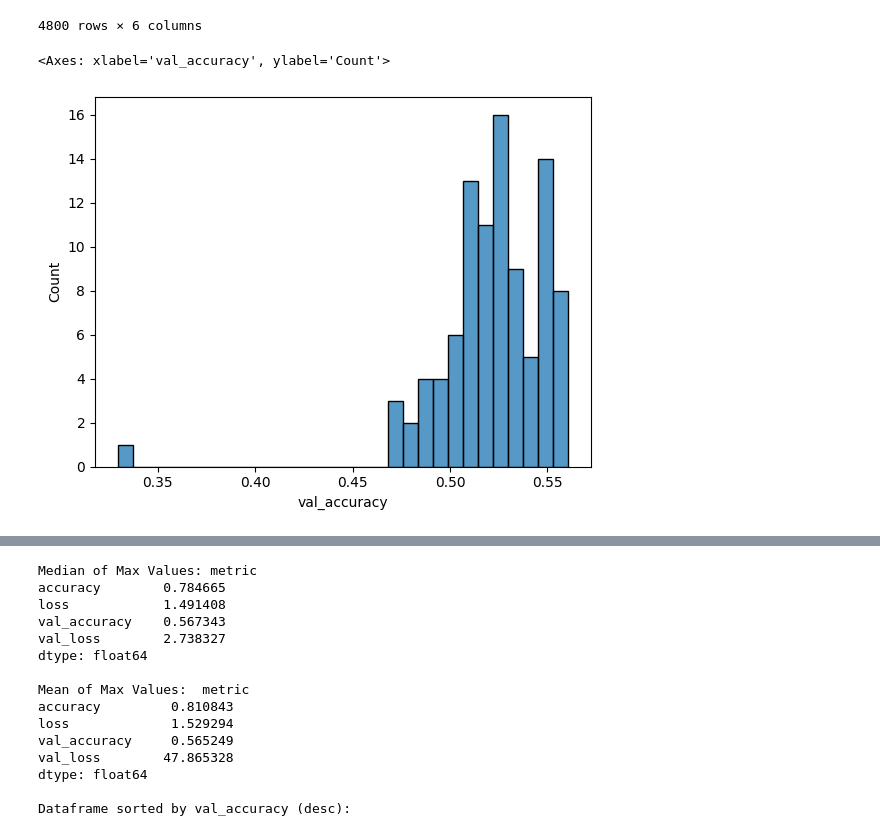
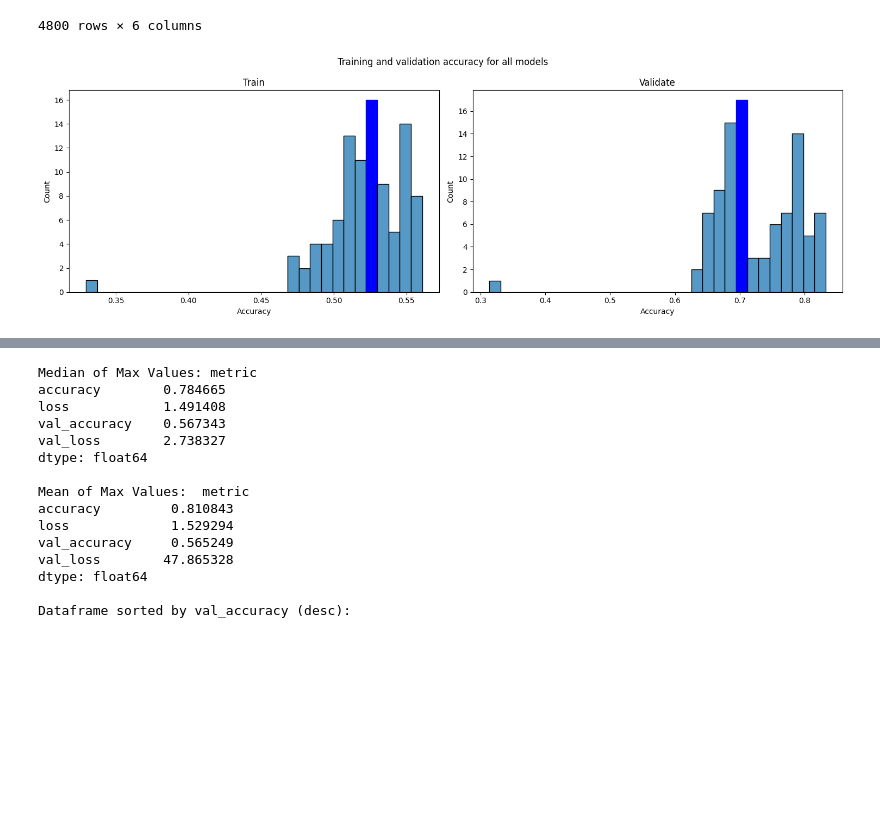
Before and after one commit to DeusNexus/iu-emotion-classification-tensorflow, a Jupyter notebook: notebooks/training_evaluation.ipynb, the cells around one changed output, grey strips where cells are left out. Saved outputs shown, nothing was run; the diff lists cells and outputs as text; code cells hidden in the pictures; blank space fills up the shorter version.

```diff
--- a/notebooks/training_evaluation.ipynb
+++ b/notebooks/training_evaluation.ipynb
@@ -252,9 +252,36 @@ df
 | 4798 | model_4_best_nodroupout_nobatchn_... | 49 | 0.849038 | 0.423188 | 0.510378 | 2.149131 |
 | 4799 | model_4_best_nodroupout_nobatchn_... | 50 | 0.365216 | 1.574673 | 0.415071 | 1.521856 |
 4800 rows × 6 columns
-# %%
-sns.histplot(df.groupby('model')['val_accuracy'].agg('mean'),bins=30)
-# %% [output]
-<Axes: xlabel='val_accuracy', ylabel='Count'>
-[figure, removed]
+# %%
+import seaborn as sns
+
+# Your existing code for creating the histogram
+fig = plt.figure(0, (15, 5))
+plt.suptitle('Training and validation accuracy for all models')
+
+ax = plt.subplot(1, 2, 1)
+hist_train = sns.histplot(df.groupby('model')['val_accuracy'].agg('mean'), bins=30)
+plt.title('Train')
+plt.xlabel('Accuracy')
+plt.tight_layout()
+
+ax = plt.subplot(1, 2, 2)
+hist_validate = sns.histplot(df.groupby('model')['accuracy'].agg('mean'), bins=30)
+plt.title('Validate')
+plt.xlabel('Accuracy')
+plt.tight_layout()
+
+# Find the index of the highest bar for Train
+index_max_train = hist_train.patches[np.argmax([patch.get_height() for patch in hist_train.patches])]
+
+# Find the index of the highest bar for Validate
+index_max_validate = hist_validate.patches[np.argmax([patch.get_height() for patch in hist_validate.patches])]
+
+# Set the color of the highest bar to red
+index_max_train.set_color('blue')
+index_max_validate.set_color('blue')
+
+plt.show()
+# %% [output]
+[figure, added]
 # %%
```
Also changed, not shown: parts of 4 cells of this notebook, 5 other files.
